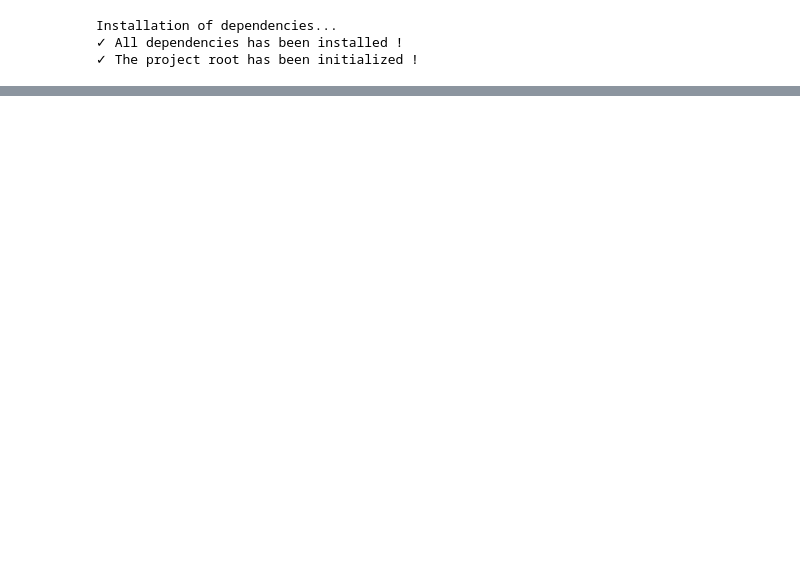
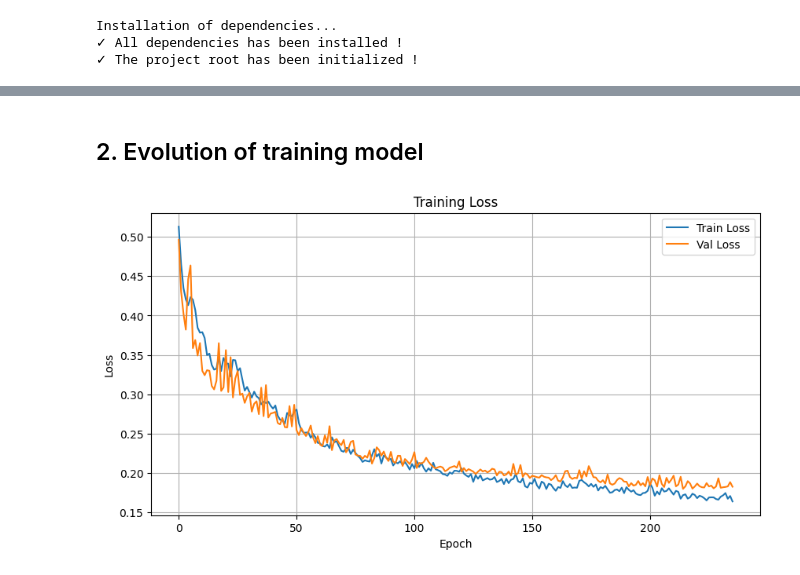
Before and after one commit to A0404/MLA_UNet, a Jupyter notebook: notebooks/notebook.ipynb, the cells around one changed output, grey strips where cells are left out. Drawn from its saved outputs; the diff is of its cells as text; code cells hidden in the pictures; blank space fills up the shorter version.

```diff
--- a/notebooks/notebook.ipynb
+++ b/notebooks/notebook.ipynb
@@ -390,0 +92,18 @@ FileNotFoundError: [Errno 2] No such file or directory: 'd:\\Documents #\\5e Ann
+# %%
+save_path_split = os.path.join(model_dir, model_save + "_splits.pt")
+save_path = os.path.join(model_dir, model_save)
+
+# Load or create dataset splits
+if os.path.exists(save_path_split):
+    splits = torch.load(save_path_split)
+    print(f"Dataset split: {len(splits['train'])} train | {len(splits['val'])} val | {len(splits['test'])} test")
+else:
+    importlib.reload(dataset)
+    splits = dataset.dataset_ds(train_root_dir, test_root_dir)
+    torch.save(splits, save_path_split)
+
+# Create dataset objects
+importlib.reload(dataset)
+train_ds = dataset.SegmentationDataset(dict(splits["train"]), train=True)
+val_ds   = dataset.SegmentationDataset(dict(splits["val"]),   train=False)
+test_ds  = dataset.SegmentationDataset(dict(splits["test"]),  train=False)
@@ -390,0 +116,5 @@ FileNotFoundError: [Errno 2] No such file or directory: 'd:\\Documents #\\5e Ann
+# %%
+resume = False  # Change to True to resume training from last checkpoint
+
+importlib.reload(train)
+model, train_losses, val_losses = train.train_model(model_dir, model_save, train_ds, val_ds, device, resume)
@@ -390,0 +136,23 @@ FileNotFoundError: [Errno 2] No such file or directory: 'd:\\Documents #\\5e Ann
+# %% [markdown]
+## 2. Evolution of training model
+# %%
+def plot_training_curves(train_losses, val_losses):
+    """Plot training and validation loss curves."""
+    plt.figure(figsize=(10, 5))
+    plt.plot(train_losses, label=f"Train Loss")
+    plt.plot(val_losses, label=f"Val Loss")
+    plt.title("Training Loss")
+    plt.xlabel("Epoch")
+    plt.ylabel("Loss")
+    plt.legend()
+    plt.grid(True)
+    plt.show()
+
+# Load training and validation losses
+data = torch.load(save_path)
+train_losses, val_losses = data["train_losses"], data["val_losses"]
+
+# Get some sample images and masks from the test set
+plot_training_curves(train_losses, val_losses)
+# %% [output]
+[figure, added]
```
Also changed, not shown: parts of 43 cells of this notebook, 32 other files.
